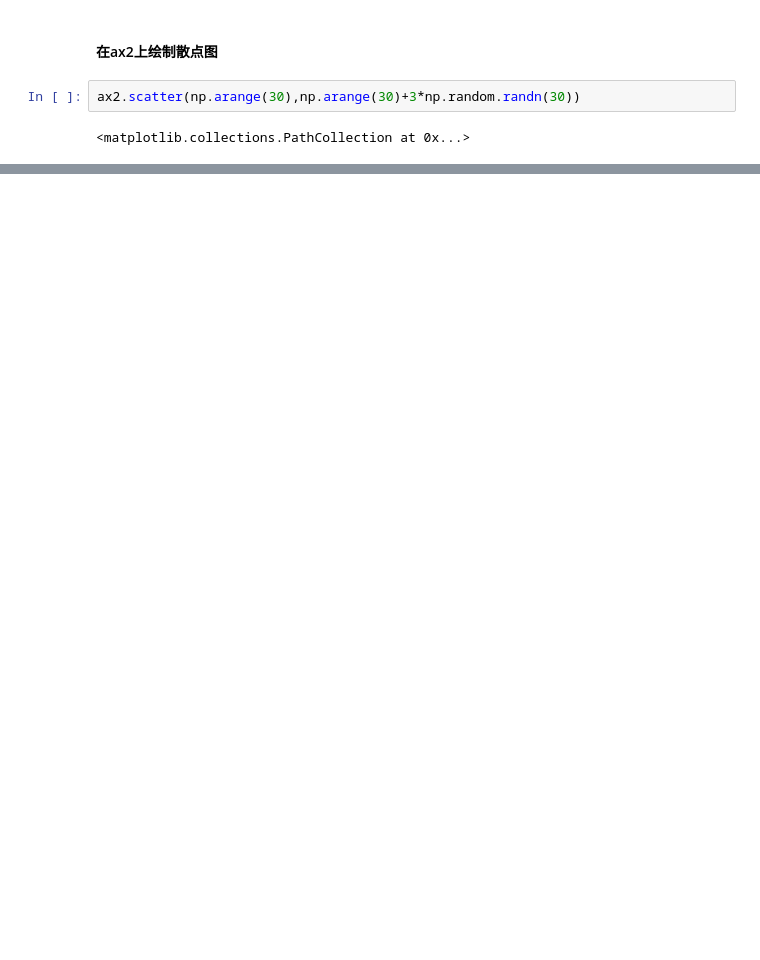
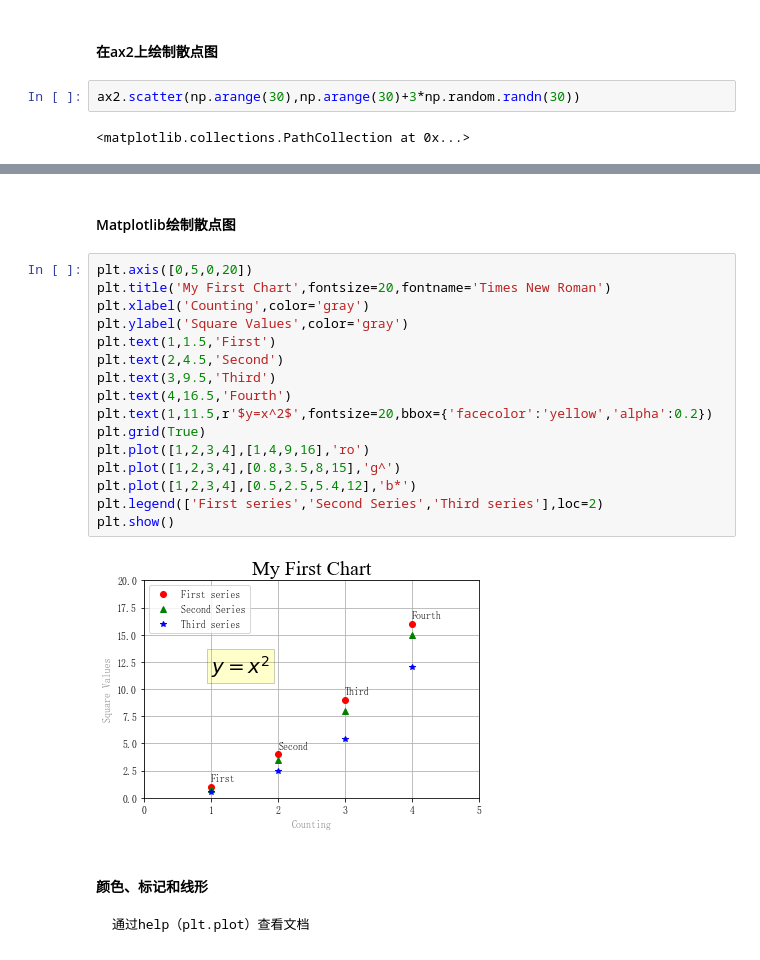
Before and after one commit to FrankProL/aPython, a Jupyter notebook: matplotlib.ipynb, the cells around one changed output, grey strips where cells are left out. Saved outputs shown, nothing was run; the diff lists cells and outputs as text; blank space fills up the shorter version.

```diff
--- a/matplotlib.ipynb
+++ b/matplotlib.ipynb
@@ -65,0 +115,23 @@ plt.show()
+# %% [markdown]
+#### Matplotlib绘制散点图
+# %%
+plt.axis([0,5,0,20])
+plt.title('My First Chart',fontsize=20,fontname='Times New Roman')
+plt.xlabel('Counting',color='gray')
+plt.ylabel('Square Values',color='gray')
+plt.text(1,1.5,'First')
+plt.text(2,4.5,'Second')
+plt.text(3,9.5,'Third')
+plt.text(4,16.5,'Fourth')
+plt.text(1,11.5,r'$y=x^2$',fontsize=20,bbox={'facecolor':'yellow','alpha':0.2})
+plt.grid(True)
+plt.plot([1,2,3,4],[1,4,9,16],'ro')
+plt.plot([1,2,3,4],[0.8,3.5,8,15],'g^')
+plt.plot([1,2,3,4],[0.5,2.5,5.4,12],'b*')
+plt.legend(['First series','Second Series','Third series'],loc=2)
+plt.show()
+# %% [output]
+[figure, added]
+# %% [markdown]
+#### 颜色、标记和线形
+    通过help（plt.plot）查看文档
```
Also changed, not shown: parts of 42 cells of this notebook, 3 other files.
